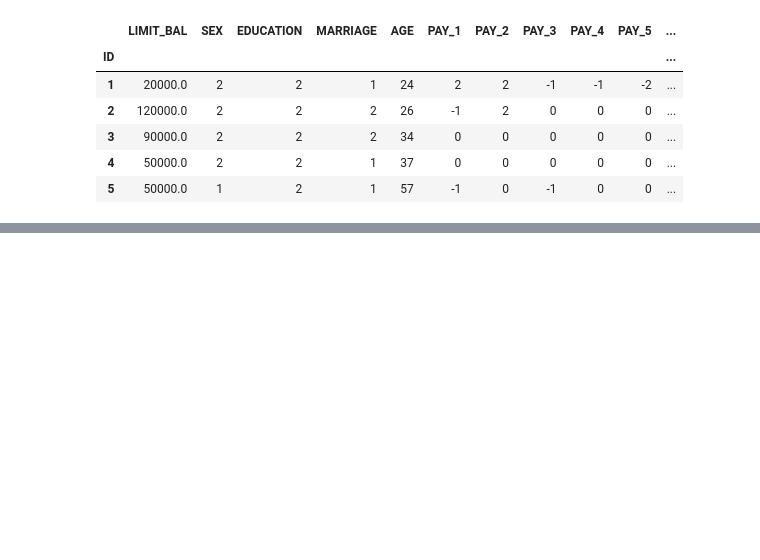
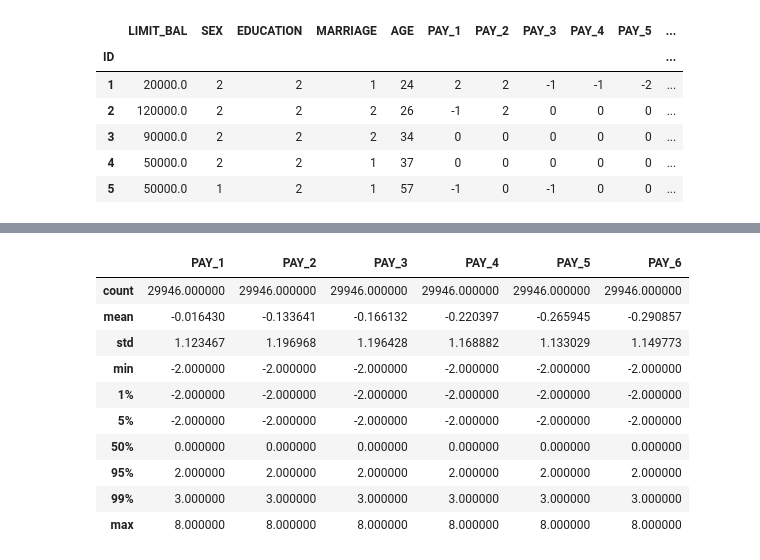
Before and after one commit to TheDrunkenBear/data-analytics-portfolio, a Jupyter notebook: models/default_of_credit_card_clients_dataset.ipynb, the cells around one changed output, grey strips where cells are left out. Cells and saved outputs as stored; diff of their text form; code cells hidden in the pictures; blank space fills up the shorter version.

```diff
--- a/models/default_of_credit_card_clients_dataset.ipynb
+++ b/models/default_of_credit_card_clients_dataset.ipynb
@@ -68,0 +150,15 @@ df.head()
+# %%
+status_payments_cols = [f"PAY_{i}" for i in range(1, 7, 1)]
+df[status_payments_cols].describe(percentiles=[.01, .05, .5, .95, .99])
+# %% [output]
+|  | PAY_1 | PAY_2 | PAY_3 | PAY_4 | PAY_5 | PAY_6 |
+| count | 29946.000000 | 29946.000000 | 29946.000000 | 29946.000000 | 29946.000000 | 29946.000000 |
+| mean | -0.016430 | -0.133641 | -0.166132 | -0.220397 | -0.265945 | -0.290857 |
+| std | 1.123467 | 1.196968 | 1.196428 | 1.168882 | 1.133029 | 1.149773 |
+| min | -2.000000 | -2.000000 | -2.000000 | -2.000000 | -2.000000 | -2.000000 |
+| 1% | -2.000000 | -2.000000 | -2.000000 | -2.000000 | -2.000000 | -2.000000 |
+| 5% | -2.000000 | -2.000000 | -2.000000 | -2.000000 | -2.000000 | -2.000000 |
+| 50% | 0.000000 | 0.000000 | 0.000000 | 0.000000 | 0.000000 | 0.000000 |
+| 95% | 2.000000 | 2.000000 | 2.000000 | 2.000000 | 2.000000 | 2.000000 |
+| 99% | 3.000000 | 3.000000 | 3.000000 | 3.000000 | 3.000000 | 3.000000 |
+| max | 8.000000 | 8.000000 | 8.000000 | 8.000000 | 8.000000 | 8.000000 |
```
Also changed, not shown: parts of 15 cells of this notebook.
